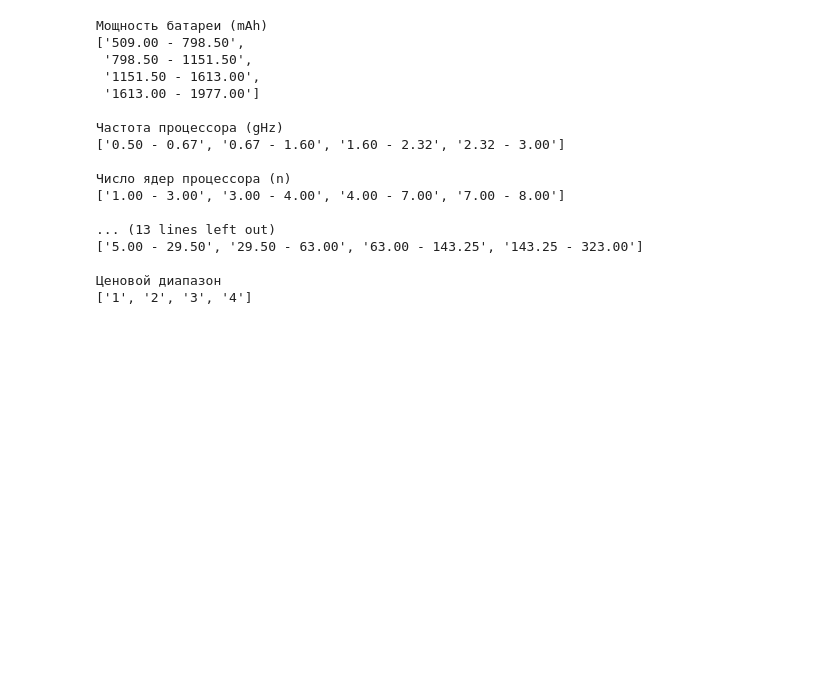
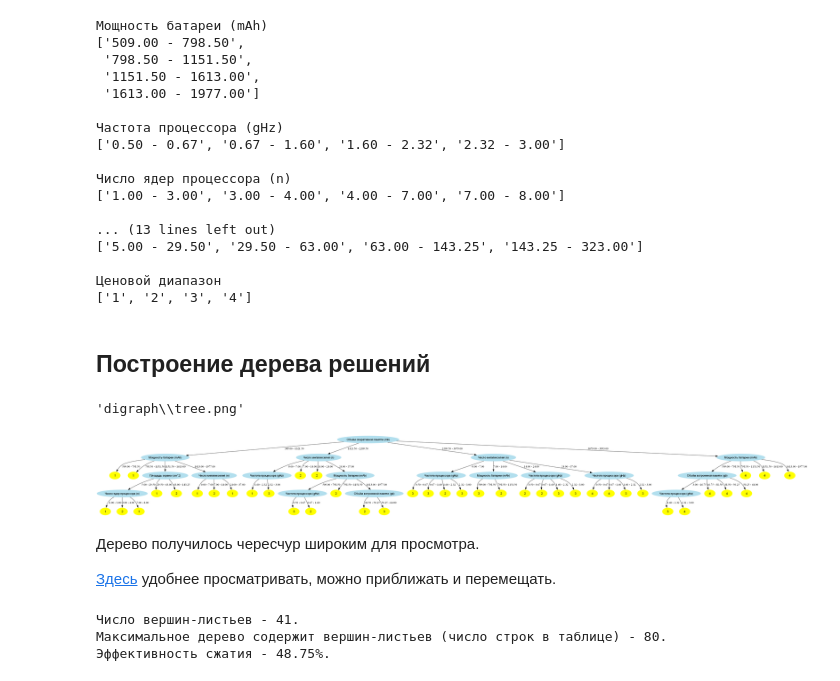
Before and after one commit to stlss/laboratory-works, a Jupyter notebook: Ais/DecisionTree/notebook.ipynb, the cells around one changed output. Saved outputs shown, nothing was run; the diff lists cells and outputs as text; code cells hidden in the pictures; blank space fills up the shorter version.

Commit message:
[decision-tree]: Добавлено построение дерева.

```diff
--- a/Ais/DecisionTree/notebook.ipynb
+++ b/Ais/DecisionTree/notebook.ipynb
@@ -51,3 +51,5 @@ data_provider.print_unique_column_values()
 
 Ценовой диапазон
 ['1', '2', '3', '4']
+# %% [markdown]
+## Построение дерева решений
@@ -53,0 +61,24 @@ data_provider.print_unique_column_values()
+# %%
+digraph = tree.get_digraph()
+digraph.render('digraph/tree')
+# %% [output]
+'digraph\\tree.png'
+# %%
+display(Image('digraph/tree.png'))
+# %% [output]
+[figure, added]
+# %% [markdown]
+Дерево получилось чересчур широким для просмотра.
+
+[Здесь](https://drive.google.com/file/d/1KHRMkt_ldrPl9fP6GqzIBzJtO9nXwrcz/view?usp=sharing) удобнее просматривать, можно приближать и перемещать.
+# %%
+leaf_number = tree.get_leaf_number()
+max_leaf_number = train_data.shape[0]
+
+print(f'Число вершин-листьев - {leaf_number}.')
+print(f'Максимальное дерево содержит вершин-листьев (число строк в таблице) - {max_leaf_number}.')
+print(f'Эффективность сжатия - {(max_leaf_number - leaf_number) / max_leaf_number * 100}%.')
+# %% [output]
+Число вершин-листьев - 41.
+Максимальное дерево содержит вершин-листьев (число строк в таблице) - 80.
+Эффективность сжатия - 48.75%.
```
Also changed, not shown: parts of 3 cells of this notebook, 4 other files.
